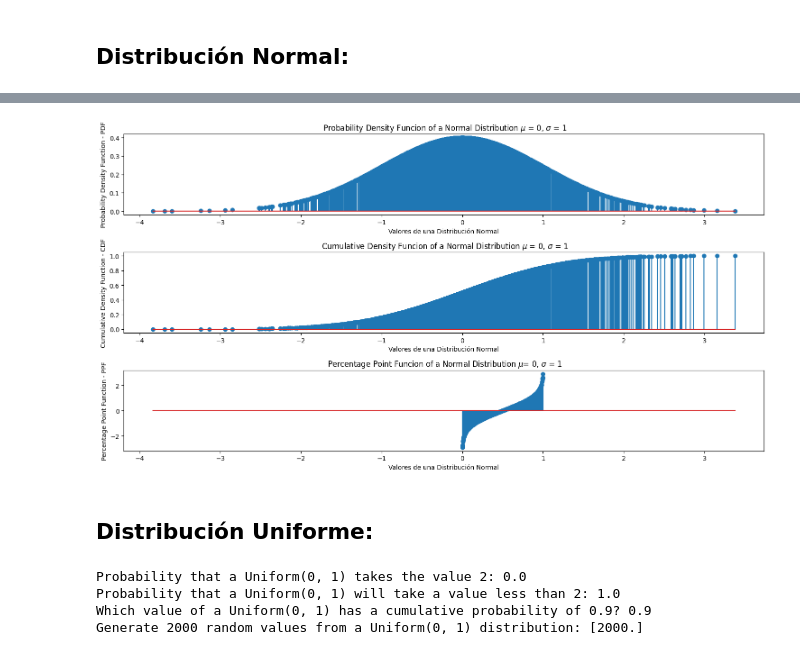
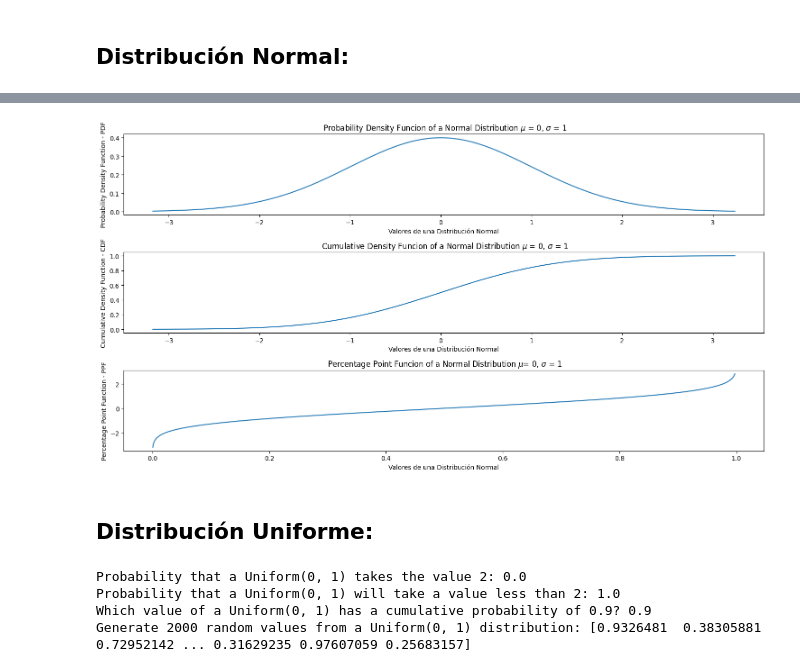
Before and after one commit to 4GeeksAcademy/probability-distribution-exercises-project-with-python-clara, a Jupyter notebook: notebook/problems.es.ipynb, the cells around one changed output, grey strips where cells are left out. Saved outputs shown, nothing was run; the diff lists cells and outputs as text; code cells hidden in the pictures.

Commit message:
Final Random Variables

```diff
--- a/notebook/problems.es.ipynb
+++ b/notebook/problems.es.ipynb
@@ -140,44 +147,43 @@ Generate 2000 random values from a Normal(0, 1) distribution: [2000.]
 # # # PLOTS # # #
 
 # Primero se debe generar una distribución normal para la cual poder calcular los parámetros:
-norm_distribution = generate_norm (mean, std, size);
-#norm_distribution = np.arange(-5, 5, 0.01);
+norm_distribution = np.sort(generate_norm (mean, std, size)); # Se ordenan los valores para poder plotear los parámetros con claridad
 
 # Se guardan los arrays de cada uno de los parámetros para la distribución obtenida:
 pdf_norm_distribution = pdf_norm(norm_distribution, mean, std);
 cdf_norm_distribution = cdf_norm(norm_distribution, mean, std);
 ppf_norm_distribution = ppf_norm(norm_distribution, mean, std);
 
 plt.figure(figsize = (15, 8));
 
 # Función Probability Density Function - PDF:
 plt.subplot (3, 1, 1);
-plt.stem (norm_distribution, pdf_norm_distribution);
+plt.plot (norm_distribution, pdf_norm_distribution);
 plt.xlabel('Valores de una Distribución Normal');
 plt.ylabel('Probability Density Function - PDF');
 plt.title (f' Probability Density Funcion of a Normal Distribution $\mu$ = {mean}, $\sigma$ = {std}');
 
 # Función Cumulative Density Funtion - CDF:
 plt.subplot (3, 1, 2);
-plt.stem (norm_distribution, cdf_norm_distribution);
+plt.plot (norm_distribution, cdf_norm_distribution);
 plt.xlabel('Valores de una Distribución Normal');
 plt.ylabel('Cumulative Density Function - CDF');
 plt.title (f' Cumulative Density Funcion of a Normal Distribution $\mu$ = {mean}, $\sigma$ = {std}');
 
 # Función Percent Point Function - PPF:
 plt.subplot (3, 1, 3);
-plt.stem (norm_distribution, ppf_norm_distribution);
+plt.plot (norm_distribution, ppf_norm_distribution);
 plt.xlabel('Valores de una Distribución Normal');
 plt.ylabel('Percentage Point Function - PPF');
 plt.title (f' Percentage Point Funcion of a Normal Distribution $\mu$= {mean}, $\sigma$ = {std}');
 
 # Se ajusta la Figura al Espacio:
 plt.tight_layout();
 
 # Se muestran las figuras:
 plt.show();
 # %% [output]
-[figure, old version]
+[figure, new version]
 # %% [markdown]
 ##  Distribución Uniforme:
 # %%
@@ -223,9 +232,9 @@ size = 2000;
 print(f"Probability that a Uniform(0, 1) takes the value 2: {pdf_uniform(2, lower, width)}");
 print(f"Probability that a Uniform(0, 1) will take a value less than 2: {cdf_uniform(2, lower, width)}");
 print(f"Which value of a Uniform(0, 1) has a cumulative probability of 0.9? {ppf_uniform(0.9, lower, width)}");
-print(f"Generate 2000 random values from a Uniform(0, 1) distribution: {generate_uniform(size, lower, width)}")
+print(f"Generate 2000 random values from a Uniform(0, 1) distribution: {generate_uniform(lower, width, size)}")
 # %% [output]
 Probability that a Uniform(0, 1) takes the value 2: 0.0
 Probability that a Uniform(0, 1) will take a value less than 2: 1.0
 Which value of a Uniform(0, 1) has a cumulative probability of 0.9? 0.9
-Generate 2000 random values from a Uniform(0, 1) distribution: [2000.]
+Generate 2000 random values from a Uniform(0, 1) distribution: [0.9326481  0.38305881 0.72952142 ... 0.31629235 0.97607059 0.25683157]
```
Also changed, not shown: parts of 5 cells of this notebook.
